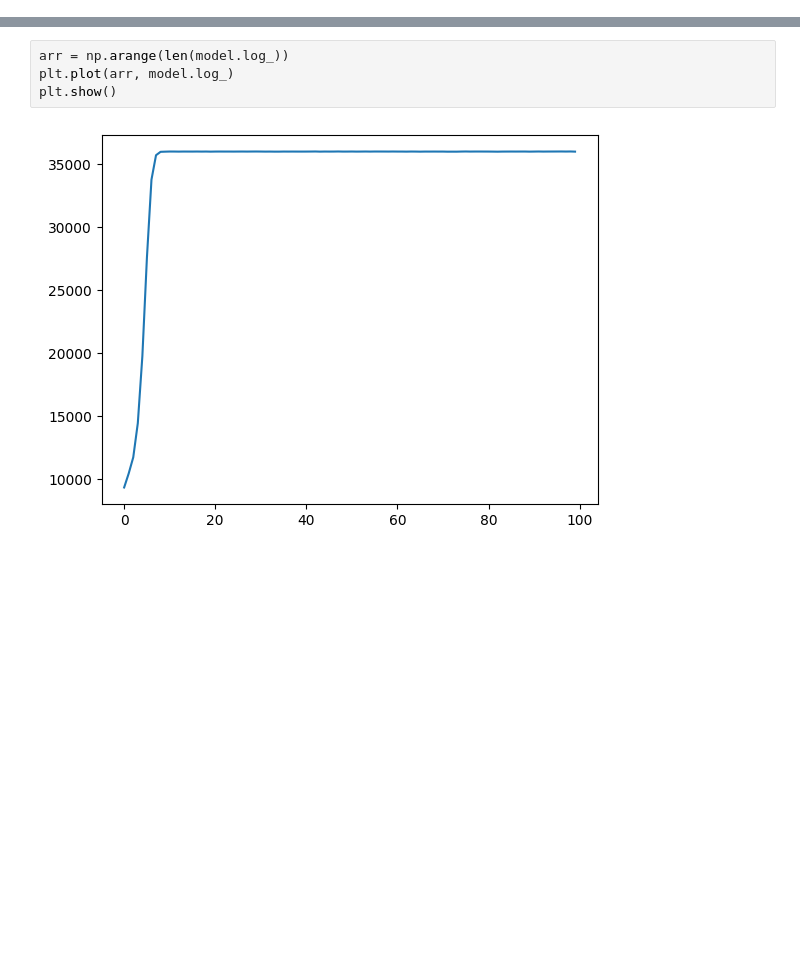
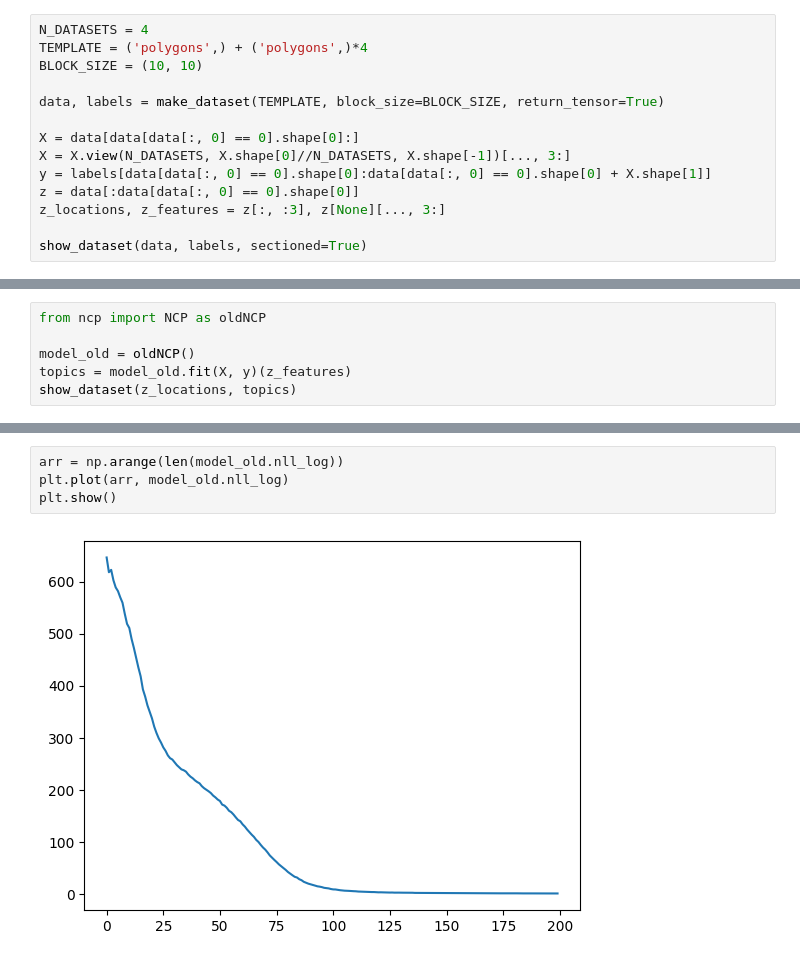
Before and after one commit to craigfouts/asterism, a Jupyter notebook: notebooks/sandbox.ipynb, the cells around one changed output, grey strips where cells are left out. Drawn from its saved outputs; the diff is of its cells as text; blank space fills up the shorter version.

```diff
--- a/notebooks/sandbox.ipynb
+++ b/notebooks/sandbox.ipynb
@@ -21,0 +419,14 @@ show_dataset(data, topics)
+# %%
+N_DATASETS = 4
+TEMPLATE = ('polygons',) + ('polygons',)*4
+BLOCK_SIZE = (10, 10)
+
+data, labels = make_dataset(TEMPLATE, block_size=BLOCK_SIZE, return_tensor=True)
+
+X = data[data[data[:, 0] == 0].shape[0]:]
+X = X.view(N_DATASETS, X.shape[0]//N_DATASETS, X.shape[-1])[..., 3:]
+y = labels[data[data[:, 0] == 0].shape[0]:data[data[:, 0] == 0].shape[0] + X.shape[1]]
+z = data[:data[data[:, 0] == 0].shape[0]]
+z_locations, z_features = z[:, :3], z[None][..., 3:]
+
+show_dataset(data, labels, sectioned=True)
@@ -21,0 +446,6 @@ show_dataset(data, topics)
+# %%
+from ncp import NCP as oldNCP
+
+model_old = oldNCP()
+topics = model_old.fit(X, y)(z_features)
+show_dataset(z_locations, topics)
@@ -22,9 +480,9 @@ show_dataset(data, topics)
 # %%
-arr = np.arange(len(model.log_))
-plt.plot(arr, model.log_)
+arr = np.arange(len(model_old.nll_log))
+plt.plot(arr, model_old.nll_log)
 plt.show()
 # %% [output]
-[figure, old version]
+[figure, new version]
 # %%
 from sklearn.utils.estimator_checks import check_estimator
 
```
Also changed, not shown: parts of 25 cells of this notebook, 7 other files.
